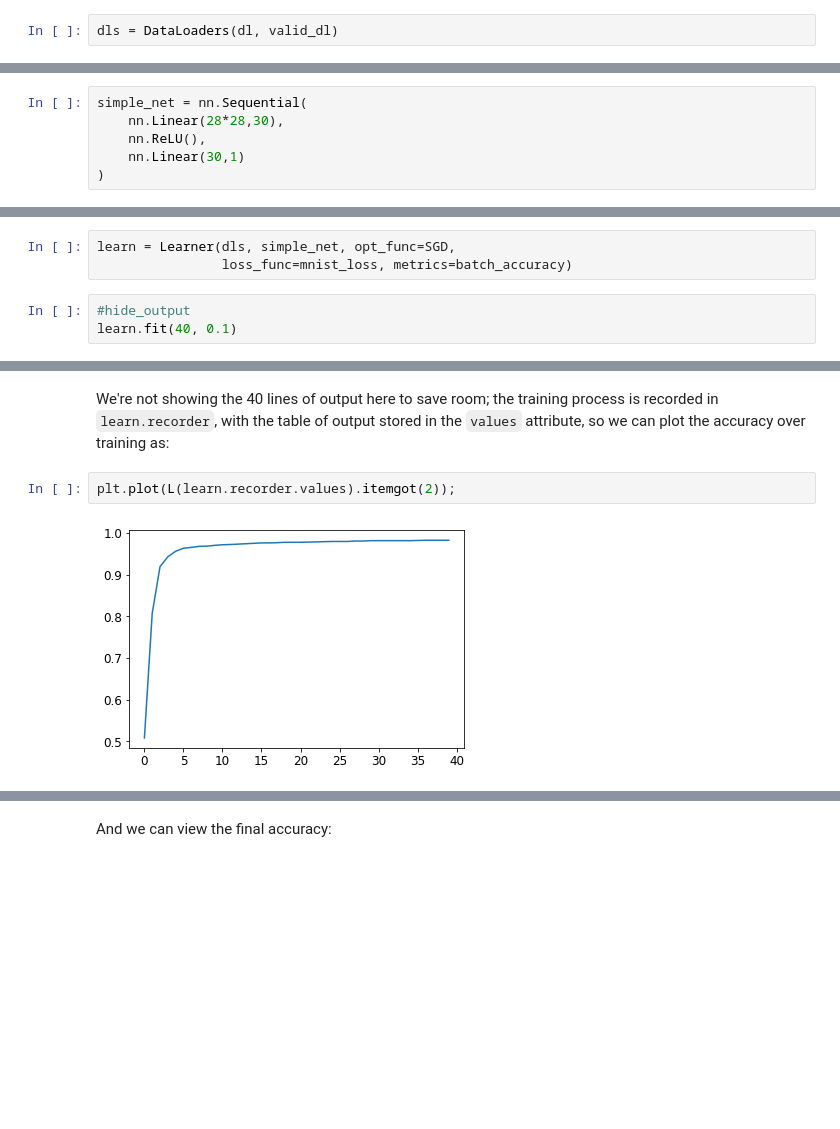
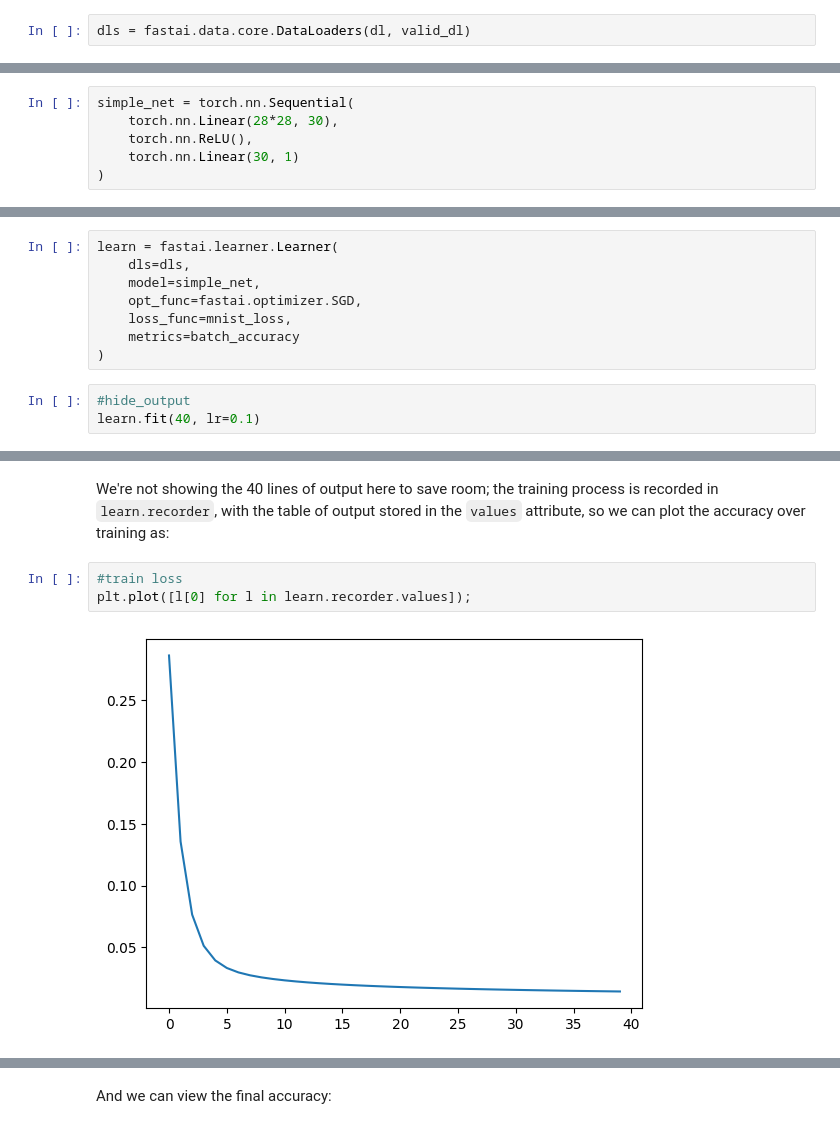
Before and after one commit to gguman/fastbook, a Jupyter notebook: 04_mnist_basics.ipynb, the cells around one changed output, grey strips where cells are left out. Drawn from its saved outputs; the diff is of its cells as text; blank space fills up the shorter version.

```diff
--- a/04_mnist_basics.ipynb
+++ b/04_mnist_basics.ipynb
@@ -1419,7 +1415,7 @@ train_model(linear_model, 20)
 # %% [markdown]
 fastai also provides `Learner.fit`, which we can use instead of `train_model`. To create a `Learner` we first need to create a `DataLoaders`, by passing in our training and validation `DataLoader`s:
 # %%
-dls = DataLoaders(dl, valid_dl)
+dls = fastai.data.core.DataLoaders(dl, valid_dl)
 # %% [markdown]
 To create a `Learner` without using an application (such as `vision_learner`) we need to pass in all the elements that we've created in this chapter: the `DataLoaders`, the model, the optimization function (which will be passed the parameters), the loss function, and optionally any metrics to print:
 # %%
@@ -1487,10 +1487,10 @@ Amazingly enough, it can be mathematically proven that this little function can
 
 Just like in the previous section, we can replace this code with something a bit simpler, by taking advantage of PyTorch:
 # %%
-simple_net = nn.Sequential(
-    nn.Linear(28*28,30),
-    nn.ReLU(),
-    nn.Linear(30,1)
+simple_net = torch.nn.Sequential(
+    torch.nn.Linear(28*28, 30),
+    torch.nn.ReLU(),
+    torch.nn.Linear(30, 1)
 )
 # %% [markdown]
 `nn.Sequential` creates a module that will call each of the listed layers or functions in turn.
@@ -1499,9 +1499,14 @@ simple_net = nn.Sequential(
 
 Because `nn.Sequential` is a module, we can get its parameters, which will return a list of all the parameters of all the modules it contains. Let's try it out! As this is a deeper model, we'll use a lower learning rate and a few more epochs.
 # %%
-learn = Learner(dls, simple_net, opt_func=SGD,
-                loss_func=mnist_loss, metrics=batch_accuracy)
+learn = fastai.learner.Learner(
+    dls=dls,
+    model=simple_net,
+    opt_func=fastai.optimizer.SGD,
+    loss_func=mnist_loss,
+    metrics=batch_accuracy
+)
 # %%
 #hide_output
-learn.fit(40, 0.1)
+learn.fit(40, lr=0.1)
 # %% [output]
@@ -1525,6 +1530,7 @@ learn.fit(40, 0.1)
 # %% [markdown]
 We're not showing the 40 lines of output here to save room; the training process is recorded in `learn.recorder`, with the table of output stored in the `values` attribute, so we can plot the accuracy over training as:
-# %%
-plt.plot(L(learn.recorder.values).itemgot(2));
-# %% [output]
-[figure, removed]
+# %%
+#train loss
+plt.plot([l[0] for l in learn.recorder.values]);
+# %% [output]
+[figure, added]
```
Also changed, not shown: parts of 42 cells of this notebook.
